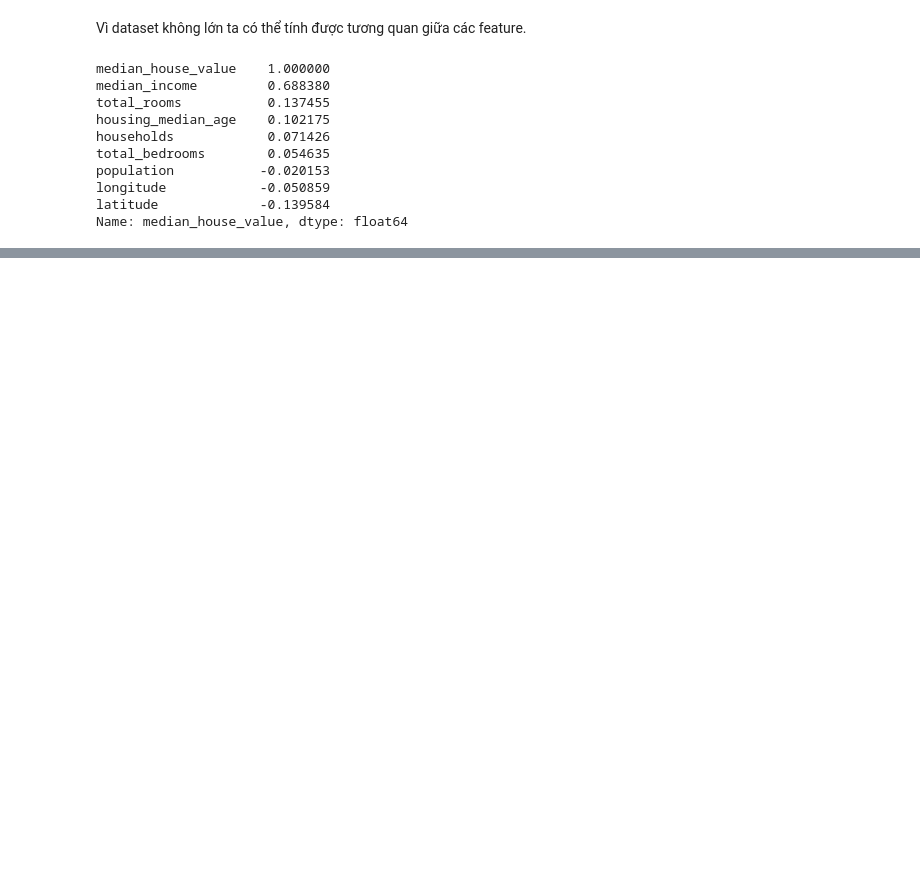
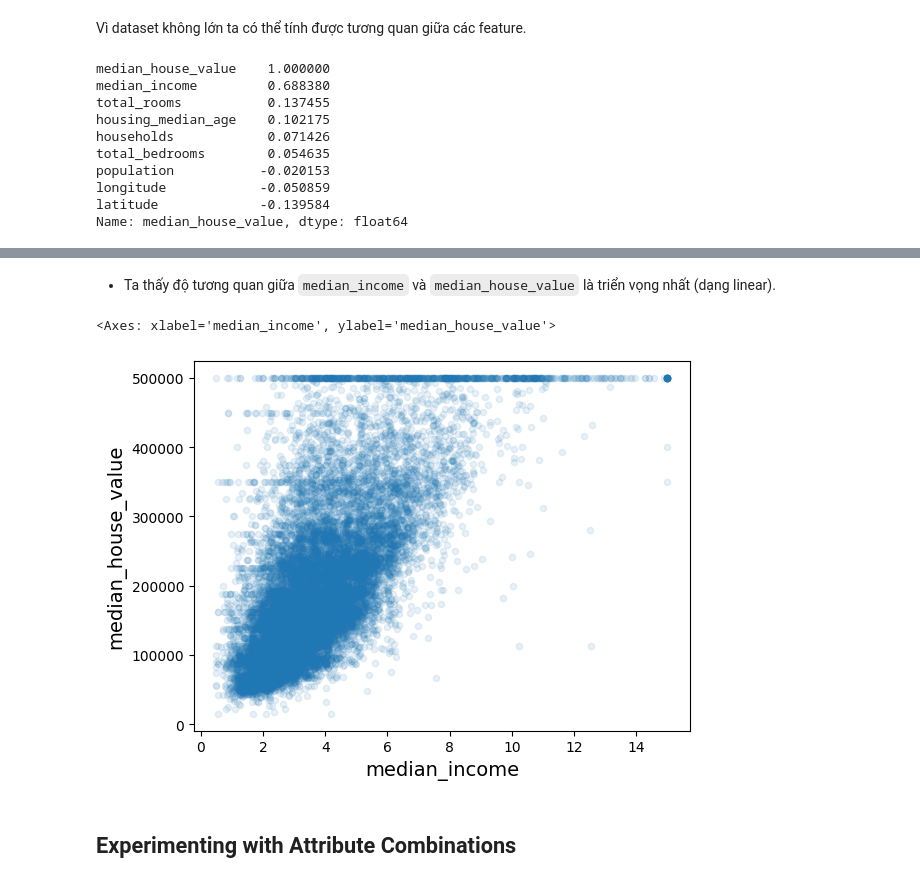
Before and after one commit to hoaghiepp/ml_learning, a Jupyter notebook: 02_end_to_end_ml.ipynb, the cells around one changed output, grey strips where cells are left out. Saved outputs shown, nothing was run; the diff lists cells and outputs as text; code cells hidden in the pictures; blank space fills up the shorter version.

```diff
--- a/02_end_to_end_ml.ipynb
+++ b/02_end_to_end_ml.ipynb
@@ -267,0 +297,10 @@ Name: median_house_value, dtype: float64
+# %% [markdown]
+- Ta thấy độ tương quan giữa `median_income` và `median_house_value` là triển vọng nhất (dạng linear).
+# %%
+# Let’s zoom in on their correlation scatterplot
+housing.plot(kind="scatter", x="median_income", y="median_house_value", alpha=0.1)
+# %% [output]
+<Axes: xlabel='median_income', ylabel='median_house_value'>
+[figure, added]
+# %% [markdown]
+##  Experimenting with Attribute Combinations
```
Also changed, not shown: parts of 14 cells of this notebook, 6 other files.
